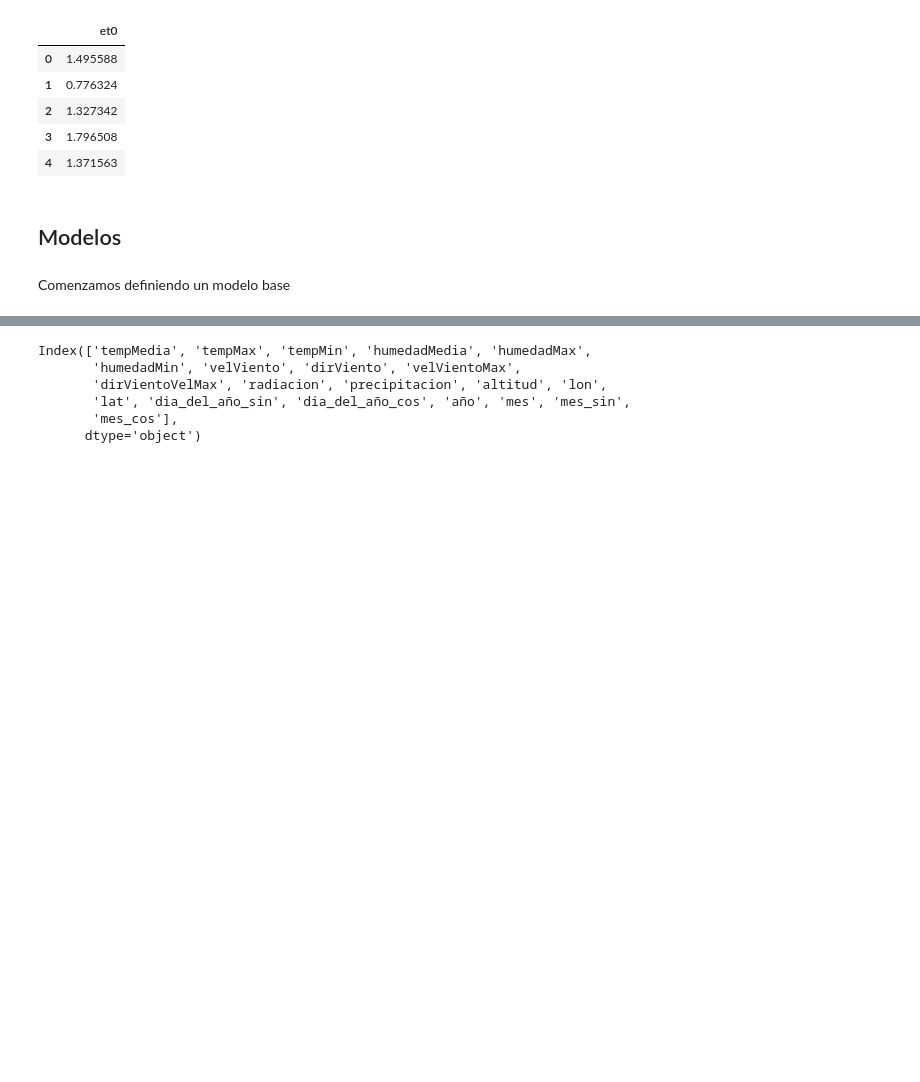
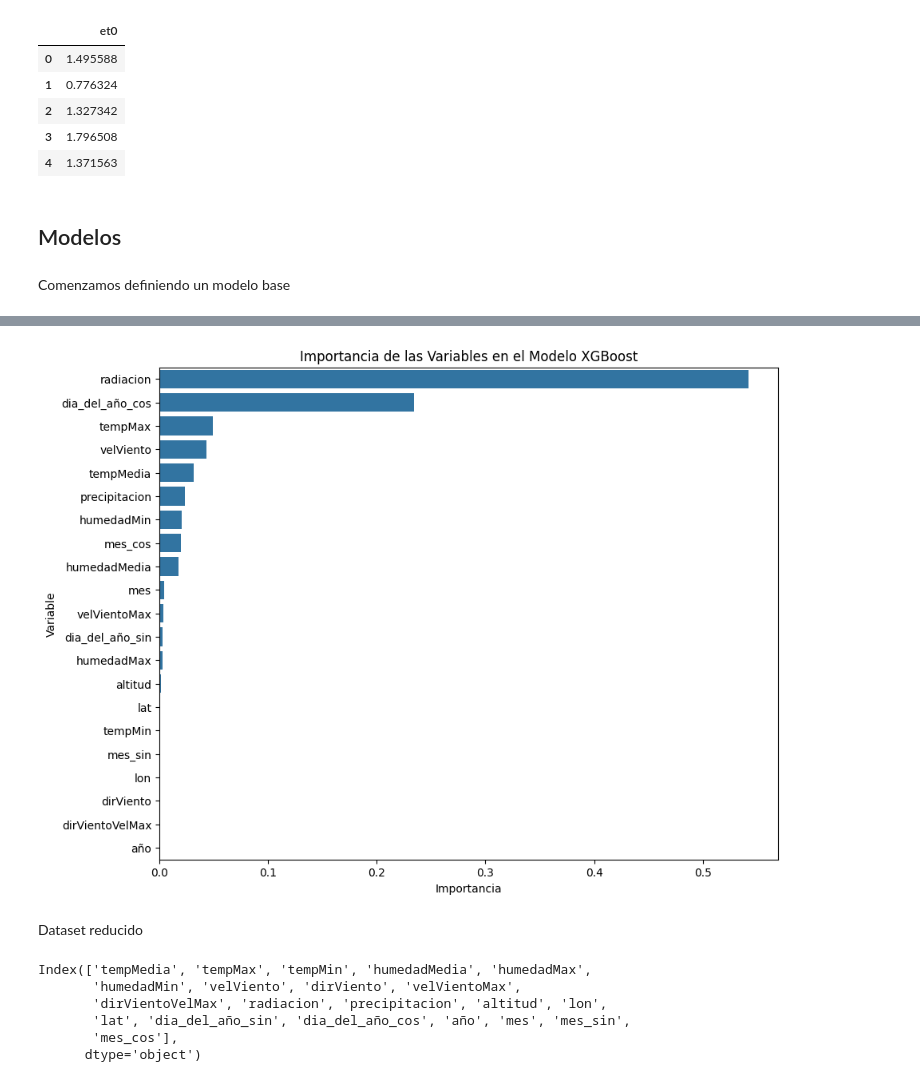
Before and after one commit to lolagj/TFM-Sistema-Riego-Agricola, a Jupyter notebook: notebooks/modelado/Modelo.ipynb, the cells around one changed output, grey strips where cells are left out. Drawn from its saved outputs; the diff is of its cells as text; code cells hidden in the pictures; blank space fills up the shorter version.

```diff
--- a/notebooks/modelado/Modelo.ipynb
+++ b/notebooks/modelado/Modelo.ipynb
@@ -187,7 +191,7 @@ with mlflow.start_run(run_name="SVR_default_param"):
     mlflow.log_metric("rmse_cv_std", np.std(rmse_scores))
     mlflow.log_metric("r2_cv_mean", np.mean(r2_scores))
     mlflow.log_metric("r2_cv_std", np.std(r2_scores))
-    mlflow.sklearn.log_model(svr_model, "svr_cv_model")
+    mlflow.sklearn.log_model(sk_model=svr_model, name="svr_cv_model", input_example=X_train, registered_model_name="SVR")
 
     print(f"RMSE CV Medio (SVR): {round(np.mean(rmse_scores),4)} | R² CV Medio (SVR): {round(np.mean(r2_scores),4)}")
     mlflow.end_run()
@@ -228,7 +232,7 @@ with mlflow.start_run(run_name="RandomFores_default_param"):
     mlflow.log_metric("rmse_cv_std", np.std(rmse_scores))
     mlflow.log_metric("r2_cv_mean", np.mean(r2_scores))
     mlflow.log_metric("r2_cv_std", np.std(r2_scores))
-    mlflow.sklearn.log_model(rf_model, "rf_cv_model")
+    mlflow.sklearn.log_model(sk_model=rf_model, name="rf_cv_model", input_example=X_train, registered_model_name="RandomForest")
 
     print(f"RMSE CV Medio (Random Forest): {round(np.mean(rmse_scores),4)} | R² CV Medio (Random Forest): {round(np.mean(r2_scores),4)}")
     mlflow.end_run()
@@ -283,7 +287,7 @@ with mlflow.start_run(run_name="XGBoost_RandomSearch_Tuning"):
     mlflow.log_param("n_iter_random_search", random_search.n_iter)
     mlflow.log_param("scoring_metric", random_search.scoring)
     mlflow.log_metric("best_rmse_cv_xgboost", best_score)
-    mlflow.xgboost.log_model(best_model, "xgboost_tunning")
+    mlflow.xgboost.log_model(xgb_model=best_model, name="xgboost_tunning", input_example=X_train, registered_model_name="xgboost-tunning")
 
     mlflow.end_run()
 # %% [output]
@@ -324,7 +328,7 @@ with mlflow.start_run(run_name="Best XGGBoost - Final_Evaluation"):
     mlflow.log_metric("r2_final_test", r2_final_test)
 
 
-    mlflow.xgboost.log_model(best_model, "final_production_model")
+    mlflow.xgboost.log_model(xgb_model=best_model, name="final_production_model", input_example = X_train, registered_model_name="xgboost-best-model-val")
 
     mlflow.end_run()
 # %% [output]
@@ -335,3 +339,18 @@ R² Final en Test Set (XGBoost best param):   0.9989
+# %%
+importancias = best_model.feature_importances_
+df_importancias = pd.DataFrame({
+    'Variable': X_train.columns,
+    'Importancia': importancias
+})
+df_importancias = df_importancias.sort_values('Importancia', ascending=False)
+plt.figure(figsize=(10, 8))
+sns.barplot(x='Importancia', y='Variable', data=df_importancias) # Muestra las 15 primeras
+plt.title('Importancia de las Variables en el Modelo XGBoost')
+plt.show()
+# %% [output]
+[figure, added]
+# %% [markdown]
+Dataset reducido
 # %%
 X_prueba = X_train.copy()
 # %%
```
Also changed, not shown: parts of 17 cells of this notebook, 1 other file.
